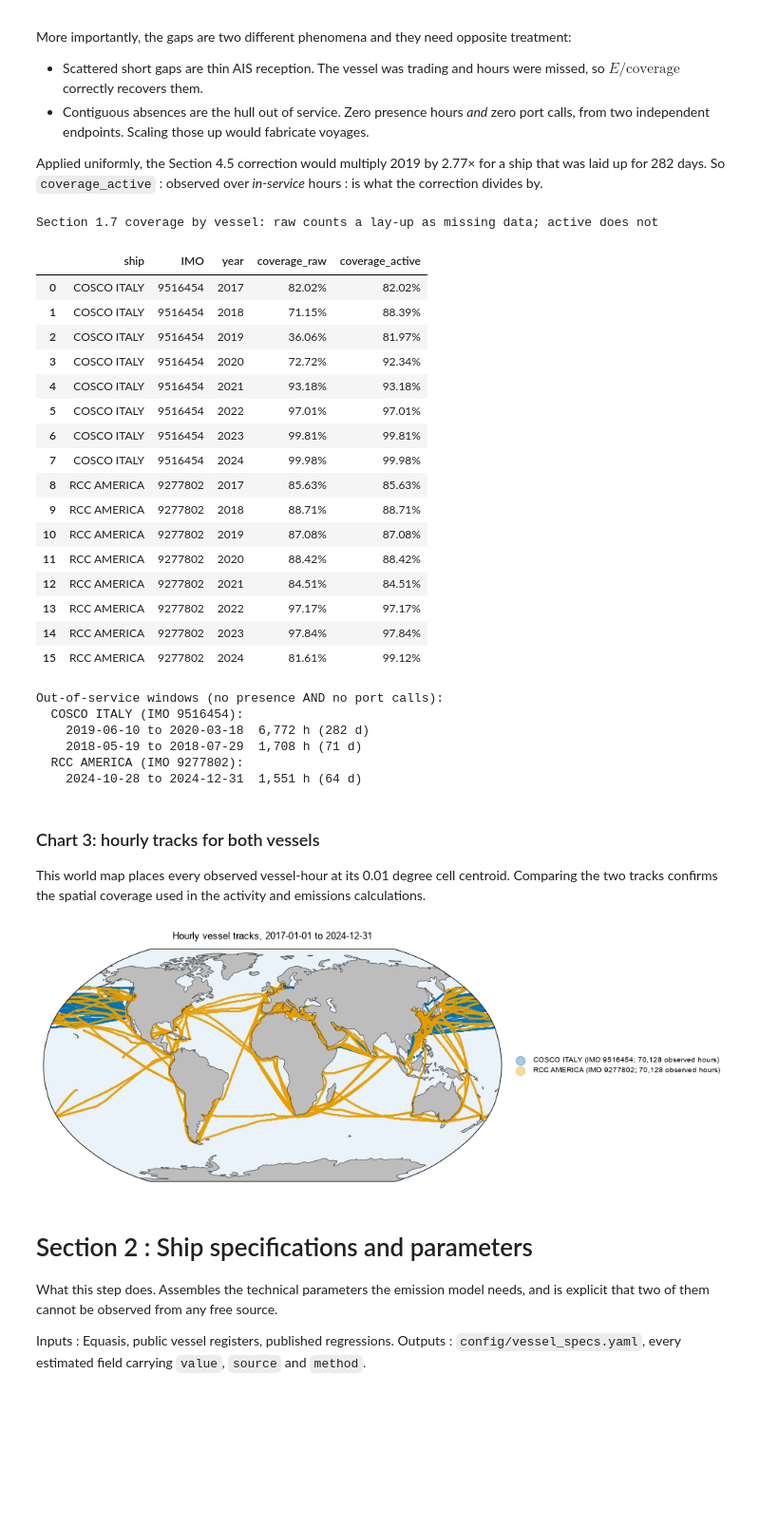
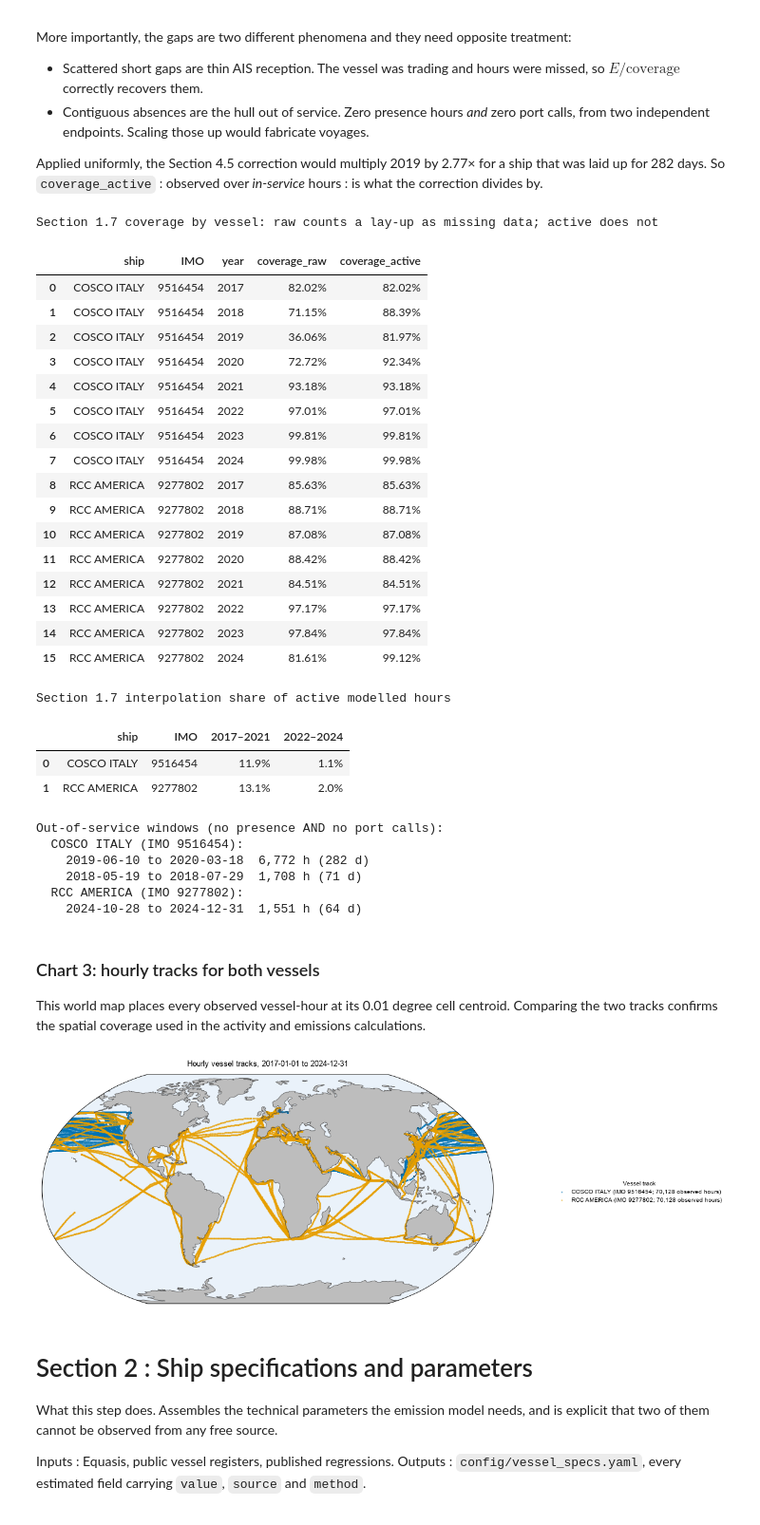
Before and after one commit to arantzazu-arregui/emissions-allocation, a Jupyter notebook: notebooks/01_methodology_walkthrough.ipynb, the cells around one changed output. Shown at 95% size. Saved outputs shown, nothing was run; the diff lists cells and outputs as text; code cells hidden in the pictures; blank space fills up the shorter version.

```diff
--- a/notebooks/01_methodology_walkthrough.ipynb
+++ b/notebooks/01_methodology_walkthrough.ipynb
@@ -298,6 +274,21 @@ display(coverage[["ship", "IMO", "year", "coverage_raw", "coverage_active"]].sty
     "coverage_raw": "{:.2%}", "coverage_active": "{:.2%}",
 }).set_caption("Section 1.7 coverage by vessel: raw counts a lay-up as missing data; active does not"))
 
+periods = {"2017–2021": (2017, 2021), "2022–2024": (2022, 2024)}
+interpolation_rows = []
+for v in cfg:
+    vessel_spine = pd.read_parquet(INTERIM / f"vessel_hour_{v.imo}.parquet")
+    vessel_spine["year"] = vessel_spine.ts.dt.year
+    row = {"ship": v.shipnames[0], "IMO": v.imo}
+    for period, (start_year, end_year) in periods.items():
+        modelled = vessel_spine.loc[vessel_spine.year.between(start_year, end_year) & ~vessel_spine.is_inactive]
+        row[period] = modelled.is_interpolated.mean()
+    interpolation_rows.append(row)
+
+interpolation_summary = pd.DataFrame(interpolation_rows)
+display(interpolation_summary.style.format({period: "{:.1%}" for period in periods})
+        .set_caption("Section 1.7 interpolation share of active modelled hours"))
+
 print("Out-of-service windows (no presence AND no port calls):")
 for v in cfg:
     vessel_spine = pd.read_parquet(INTERIM / f"vessel_hour_{v.imo}.parquet")
@@ -327,12 +318,16 @@ Section 1.7 coverage by vessel: raw counts a lay-up as missing data; active does
 | 13 | RCC AMERICA | 9277802 | 2022 | 97.17% | 97.17% |
 | 14 | RCC AMERICA | 9277802 | 2023 | 97.84% | 97.84% |
 | 15 | RCC AMERICA | 9277802 | 2024 | 81.61% | 99.12% |
-Out-of-service windows (no presence AND no port calls):
-  COSCO ITALY (IMO 9516454):
-    2019-06-10 to 2020-03-18  6,772 h (282 d)
-    2018-05-19 to 2018-07-29  1,708 h (71 d)
-  RCC AMERICA (IMO 9277802):
-    2024-10-28 to 2024-12-31  1,551 h (64 d)
+Section 1.7 interpolation share of active modelled hours
+|  | ship | IMO | 2017–2021 | 2022–2024 |
+| 0 | COSCO ITALY | 9516454 | 11.9% | 1.1% |
+| 1 | RCC AMERICA | 9277802 | 13.1% | 2.0% |
+Out-of-service windows (no presence AND no port calls):
+  COSCO ITALY (IMO 9516454):
+    2019-06-10 to 2020-03-18  6,772 h (282 d)
+    2018-05-19 to 2018-07-29  1,708 h (71 d)
+  RCC AMERICA (IMO 9277802):
+    2024-10-28 to 2024-12-31  1,551 h (64 d)
 # %% [markdown]
 ### Chart 3: hourly tracks for both vessels
 
@@ -340,35 +335,30 @@ This world map places every observed vessel-hour at its 0.01 degree cell centroi
 the two tracks confirms the spatial coverage used in the activity and emissions calculations.
 # %%
 track_colours = [COLOUR["blue"], COLOUR["orange"]]
-fig = plt.figure(figsize=(9.4, 5.4), constrained_layout=True)
+fig = plt.figure(figsize=(10.5, 5.4), constrained_layout=True)
+fig.get_layout_engine().set(rect=(0.02, 0.02, 0.74, 0.98))
 ax = plt.axes(projection=ccrs.Robinson())
 ax.set_global()
 ax.add_feature(cfeature.LAND, facecolor=COLOUR["gray"])
 ax.add_feature(cfeature.OCEAN, facecolor="#EAF2FA")
 ax.coastlines(linewidth=0.55, color="#4D4D4D")
 # Geographic reference is supplied by coastlines; gridlines would compete with the tracks.
 
 for v, colour in zip(cfg, track_colours):
     vessel_track = pd.read_parquet(INTERIM / f"vessel_hour_{v.imo}.parquet").dropna(
         subset=["lat", "lon"]
     )
     scatter_kwargs = {"s": 1.2, "alpha": 0.35, "color": colour,
                       "label": f"{v.shipnames[0]} (IMO {v.imo}; {len(vessel_track):,} observed hours)"}
     scatter_kwargs["transform"] = ccrs.PlateCarree()
     ax.scatter(vessel_track.lon, vessel_track.lat, **scatter_kwargs)
 
 panel_heading(ax, None, f"Hourly vessel tracks, {cfg.start_date} to {cfg.end_date}")
-ax.legend(
-    markerscale=8,
-    fontsize=7,
-    frameon=False,
-    loc="center left",
-    bbox_to_anchor=(1.02, 0.5),
-    borderaxespad=0.0,
-)
+legend_handles, _ = ax.get_legend_handles_labels()
+right_legend(fig, legend_handles, title="Vessel track")
 plt.show()
 # %% [output]
-[figure, old version]
+[figure, new version]
 # %% [markdown]
 # Section 2 : Ship specifications and parameters
 
```
Also changed, not shown: parts of 10 cells of this notebook, 4 other files.
